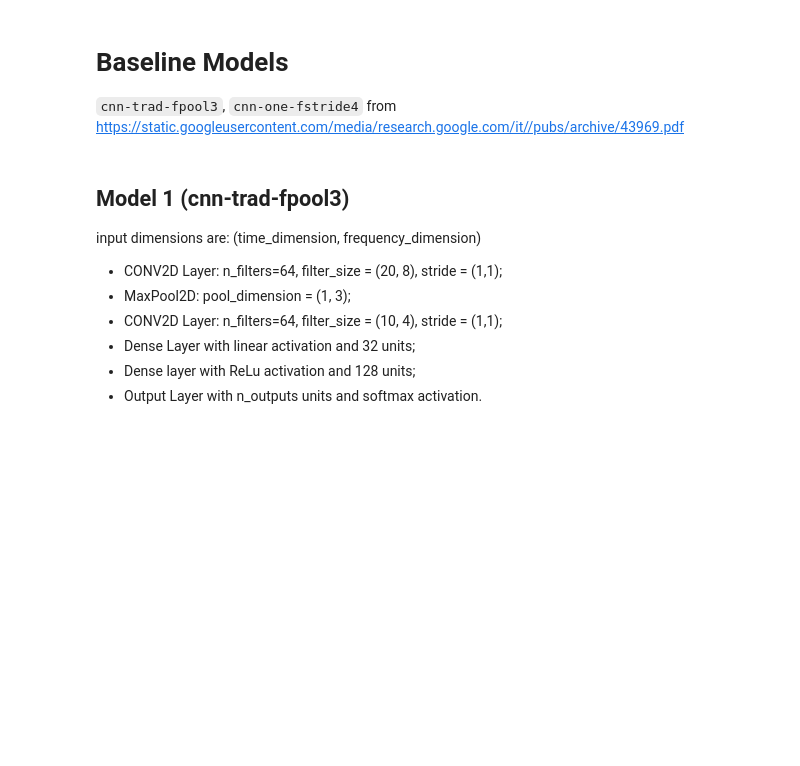
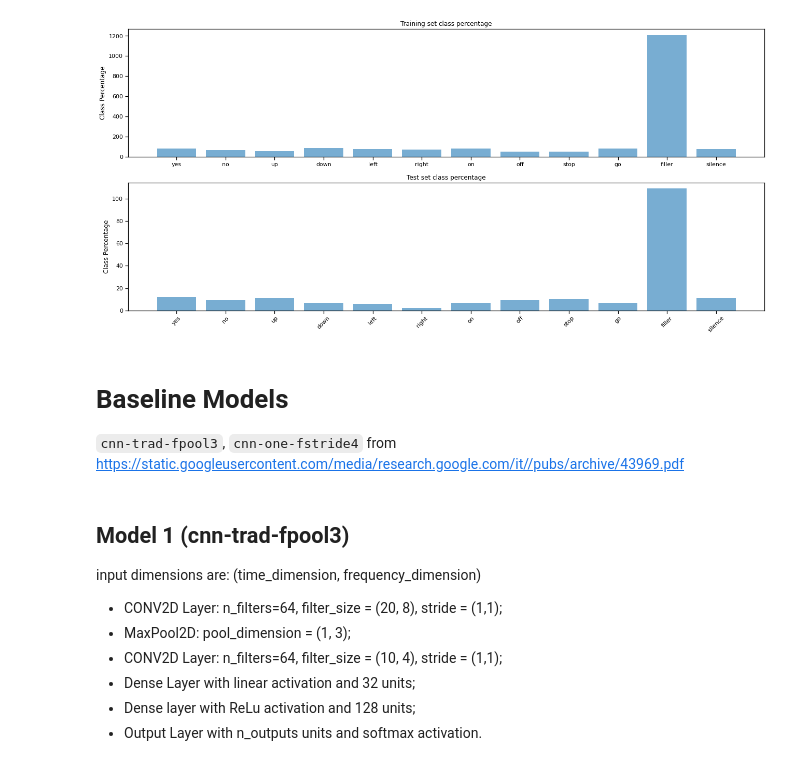
Before and after one commit to rmazzier/HDA-Project-Key-Word-Spotting, a Jupyter notebook: CNN Experiments.ipynb, the cells around one changed output. Cells and saved outputs as stored; diff of their text form; code cells hidden in the pictures; blank space fills up the shorter version.

```diff
--- a/CNN Experiments.ipynb
+++ b/CNN Experiments.ipynb
@@ -50,10 +56,24 @@ Output Classes:  ['yes', 'no', 'up', 'down', 'left', 'right', 'on', 'off', 'stop
 # %%
+core_kws, aux_kws, output_classes = get_kws(_DATA_DIR_, current_task)
+print("Core keywords: ", core_kws)
+print()
+print("Auxiliary keywords: ", aux_kws)
+print()
+print("Output Classes: ", output_classes)
 # if the binaries for the splits are not yet generated, generate them; otherwise just load them.
-if len(os.listdir(_BINARIES_DIR_)) == 0:
+if len(os.listdir(_BINARIES_DIR_/current_task)) == 0:
     #Get train, validation and test data from the splits provided in the data directory
-    X_train, y_train, X_valid, y_valid, X_test, y_test = get_original_splits(_DATA_DIR_)
+    X_train, y_train, X_valid, y_valid, X_test, y_test = get_original_splits(current_task)
 else:
-    X_train, y_train, X_valid, y_valid, X_test, y_test = load_original_splits(_BINARIES_DIR_)
+    X_train, y_train, X_valid, y_valid, X_test, y_test = load_original_splits(current_task)
+
+X_train, y_train, X_valid, y_valid, X_test, y_test = get_smoke_sized(X_train,
+                                                                     y_train,
+                                                                     X_valid,
+                                                                     y_valid,
+                                                                     X_test,
+                                                                     y_test,
+                                                                     smoke_size=_SMOKE_SIZE_)
 
 print(f"Samples in Training Set: {len(X_train)}")
 print(f"Samples in Test Set: {len(X_test)}")
@@ -65,18 +89,0 @@ Samples in Validation Set: 9981
-# %%
-# ADD noise samples to train, valid and test set, with the same proportion of unknown words.
-unkn_i = output_classes.index(_UNKNOWN_CLASS_)
-sil_i = output_classes.index(_SILENCE_CLASS_)
-n_sil_train = len(y_train[y_train==0])
-n_sil_valid = len(y_valid[y_valid==0])
-n_sil_test = len(y_test[y_test==0])
-
-X_train, y_train, X_valid, y_valid, X_test, y_test = add_silence_samples(X_train,
-                                                                         y_train,
-                                                                         X_valid,
-                                                                         y_valid,
-                                                                         X_test,
-                                                                         y_test,
-                                                                        n_sil_train,
-                                                                        n_sil_valid,
-                                                                        n_sil_test)
-X_train, y_train, X_valid, y_valid, X_test, y_test = get_smoke_sized(X_train, y_train, X_valid, y_valid, X_test, y_test, smoke_size=_SMOKE_SIZE_)
@@ -137,3 +136,7 @@ array([ 7, 10,  7, 10, 10, 10, 10, 10, 10, 10,  7, 10, 10, 10, 10, 10, 10,
+# %%
+visualize_class_balance(y_train, y_test, output_classes)
+# %% [output]
+[figure, added]
 # %% [markdown]
 # Baseline Models
 `cnn-trad-fpool3`, `cnn-one-fstride4` from https://static.googleusercontent.com/media/research.google.com/it//pubs/archive/43969.pdf
```
Also changed, not shown: parts of 66 cells of this notebook, 7 other files.
